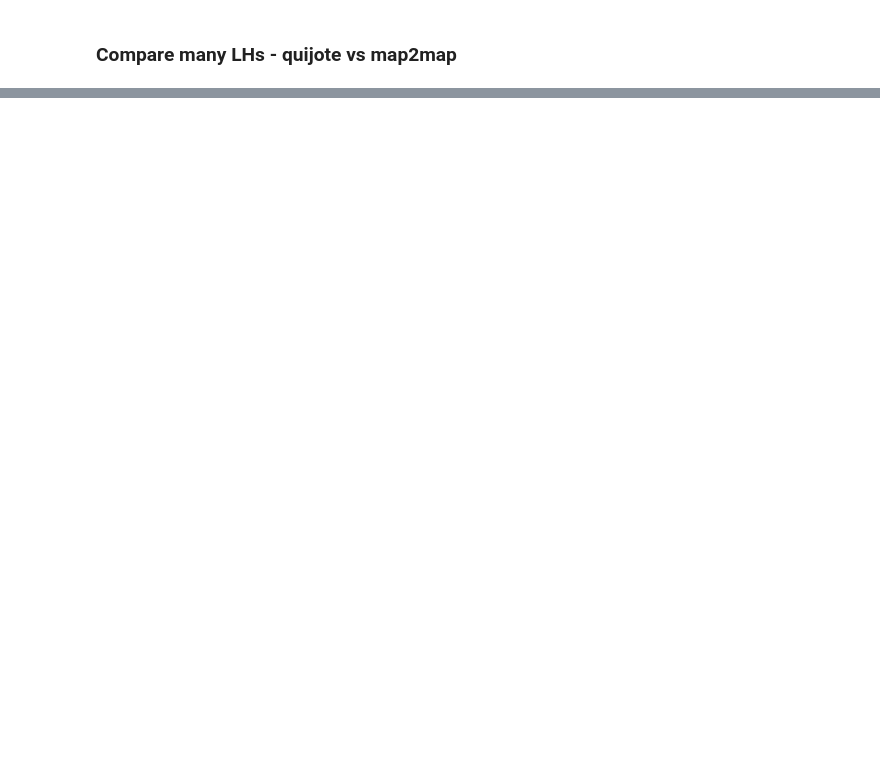
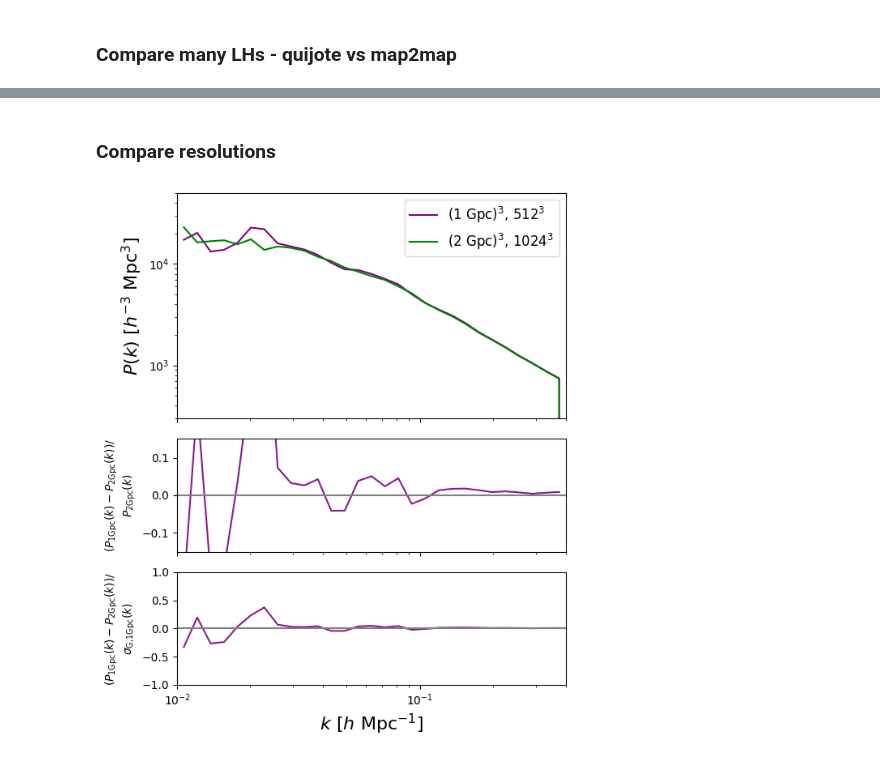
Before and after one commit to kstoreyf/muchisimocks, a Jupyter notebook: notebooks/2024-04-03_check_map2map.ipynb, the cells around one changed output, grey strips where cells are left out. Saved outputs shown, nothing was run; the diff lists cells and outputs as text; code cells hidden in the pictures; blank space fills up the shorter version.

```diff
--- a/notebooks/2024-04-03_check_map2map.ipynb
+++ b/notebooks/2024-04-03_check_map2map.ipynb
@@ -706,0 +1198,68 @@ axarr[1].set_ylabel(r'$(P_\text{emu}-P_\text{data})/\sigma_\text{G}$', fontsize=
+# %% [markdown]
+### Compare resolutions
+# %%
+param_names_all = ['omega_cold', 'sigma_8', 'h', 'omega_baryon', 'n_s', 'seed']
+param_names = ['omega_cold', 'sigma_8', 'h']
+param_names_fixed = [name for name in param_names_all if name not in param_names]
+idxs_param_names = [param_names_all.index(name) for name in param_names]
+
+tag_pk = '_b0000'
+idx_LH = 0
+
+tag_mocks = '_HR'
+dir_mocks = f'../data/cosmolib{tag_mocks}'
+dir_pks = f'../data/pks_cosmolib/pks{tag_mocks}{tag_pk}'
+bias_params = np.loadtxt(f'{dir_pks}/bias_params.txt')
+
+tag_fields_extra = ''
+fn_pk_hr = f'{dir_pks}/pk_{idx_LH}{tag_fields_extra}.npy'
+
+tag_fields_extra = '_2GpcBox'
+fn_pk_hr_2gpc = f'{dir_pks}/pk_{idx_LH}{tag_fields_extra}.npy'
+# %%
+fns_pk = [fn_pk_hr, fn_pk_hr_2gpc]
+colors = ['purple', 'green']
+labels = [r'(1 Gpc)$^3$, $512^3$',
+          r'(2 Gpc)$^3$, $1024^3$']
+
+nrows, ncols = 3, 1
+fig, axarr = plt.subplots(nrows, ncols, figsize=(6,7), sharex=True, height_ratios=[2,1,1])
+plt.subplots_adjust(hspace=0.01)
+ax, ax1, ax2 = axarr
+
+pks = []
+errGs = []
+for i in range(len(fns_pk)):
+    pk_obj = np.load(fns_pk[i], allow_pickle=True).item()
+    pk = pk_obj['pk']
+    pks.append(pk)
+    kk = pk_obj['k']
+    errG = pk_obj['pk_gaussian_error']
+    errGs.append(errG)
+    ax.loglog(kk, pk, label=labels[i], color=colors[i])
+
+alpha = 0.9
+ax1.plot(kk, (pks[0]-pks[1])/pks[1], ls='-', alpha=alpha, color=colors[0])
+ax1.axhline(0.0, color='grey')
+
+ax2.plot(kk, (pks[0]-pks[1])/pks[0], ls='-', alpha=alpha, color=colors[0])
+ax2.axhline(0.0, color='grey')
+
+plt.xlabel(r'$k \,\, [h \,\, {\rm Mpc}^{-1}]$', fontsize=16)
+
+ax.set_ylabel(r'$P(k) \,\, [h^{-3} \,\, {\rm Mpc}^3]$', fontsize=16)
+ax1.set_ylabel(r'$(P_\text{1Gpc}(k)-P_\text{2Gpc}(k))/$'+'\n'+r'$P_\text{2Gpc}(k)$')
+ax2.set_ylabel(r'$(P_\text{1Gpc}(k)-P_\text{2Gpc}(k))/$'+'\n'+r'$\sigma_\text{G,1Gpc}(k)$')
+
+plt.xlim(1e-2, 0.4)
+
+ax.set_ylim(3e2, 5e4)
+ax1.set_ylim(-0.15, 0.15)
+ax2.set_ylim(-1, 1)
+
+ax.legend(fontsize=12)
+
+mpl.pyplot.tight_layout()
+mpl.pyplot.show()
+# %% [output]
+[figure, added]
```
Also changed, not shown: parts of 44 cells of this notebook, 2 other files.
